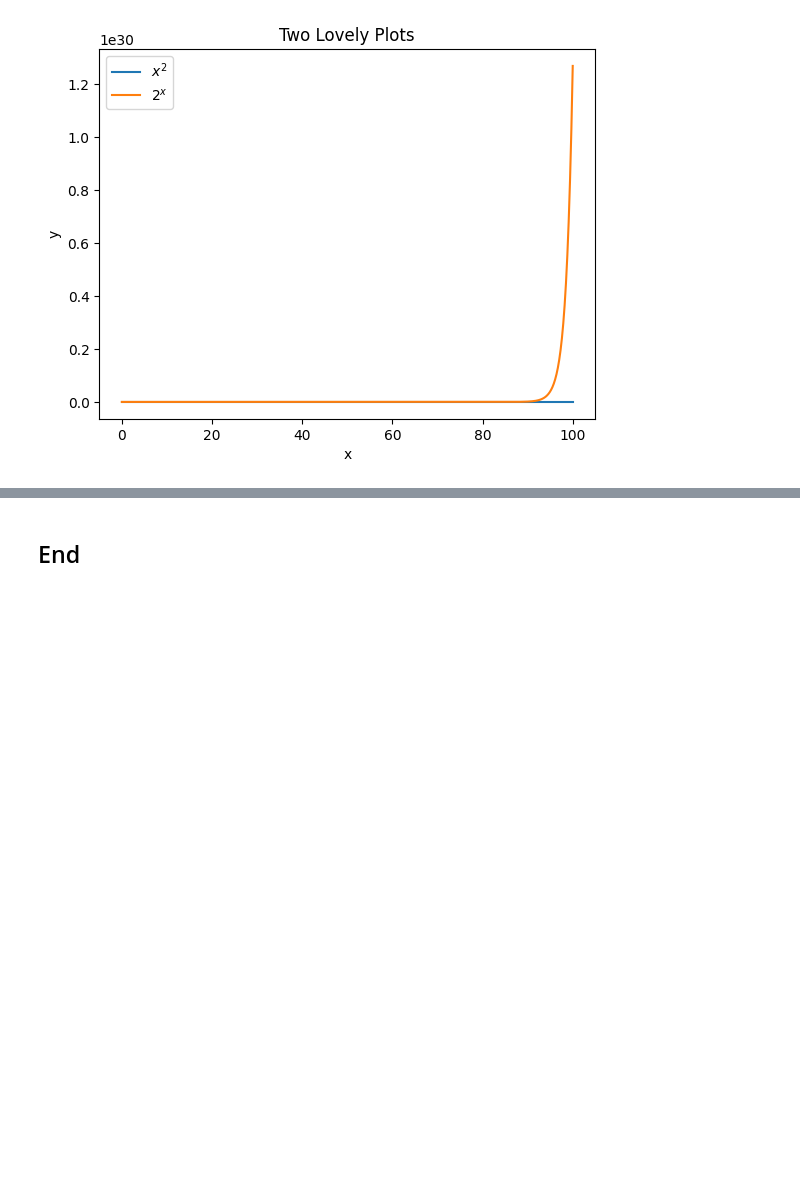
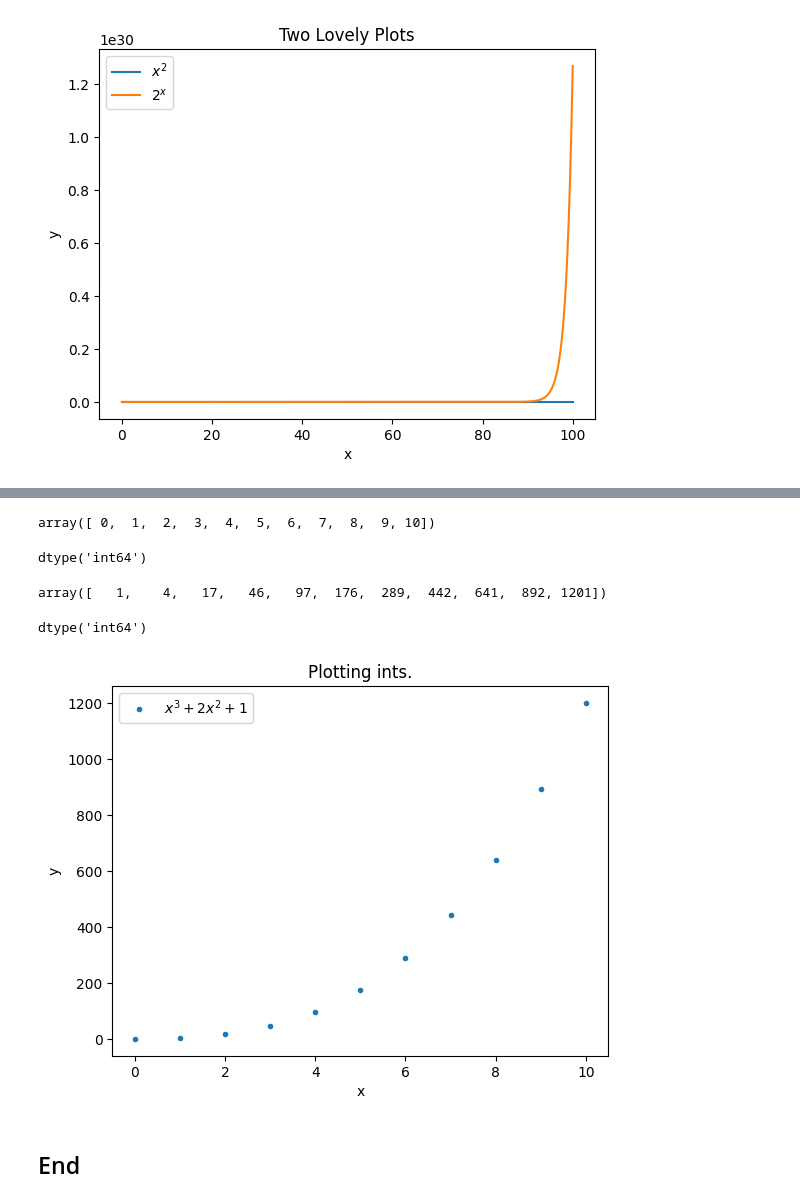
Before and after one commit to ianmcloughlin/principles_of_data_analytics, a Jupyter notebook: materials/matplotlib.ipynb, the cells around one changed output, grey strips where cells are left out. Saved outputs shown, nothing was run; the diff lists cells and outputs as text; code cells hidden in the pictures; blank space fills up the shorter version.

```diff
--- a/materials/matplotlib.ipynb
+++ b/materials/matplotlib.ipynb
@@ -80,2 +103,44 @@ plt.title('Two Lovely Plots');
+# %%
+# Domain of x values.
+# https://numpy.org/doc/stable/reference/generated/numpy.linspace.html
+x = np.linspace(0, 10, 11, dtype=int)
+
+# Show.
+x
+# %% [output]
+array([ 0,  1,  2,  3,  4,  5,  6,  7,  8,  9, 10])
+# %%
+# The type.
+x.dtype
+# %% [output]
+dtype('int64')
+# %%
+# x cubed plus 2 x squared plus 1.
+y = x**3 + 2 * x**2 + 1
+# %%
+# Show y.
+y
+# %% [output]
+array([   1,    4,   17,   46,   97,  176,  289,  442,  641,  892, 1201])
+# %%
+# Type of y.
+y.dtype
+# %% [output]
+dtype('int64')
+# %%
+# Plot x vs y.
+plt.plot(x, y, '.', label='$x^3 + 2x^2 + 1$')
+
+# Add a legend.
+plt.legend()
+
+# Add labels.
+plt.xlabel('x')
+plt.ylabel('y')
+
+# Add a title.
+plt.title('Plotting ints.');
+# %% [output]
+[figure, added]
 # %% [markdown]
 ## End
```
Also changed, not shown: parts of 3 cells of this notebook.
